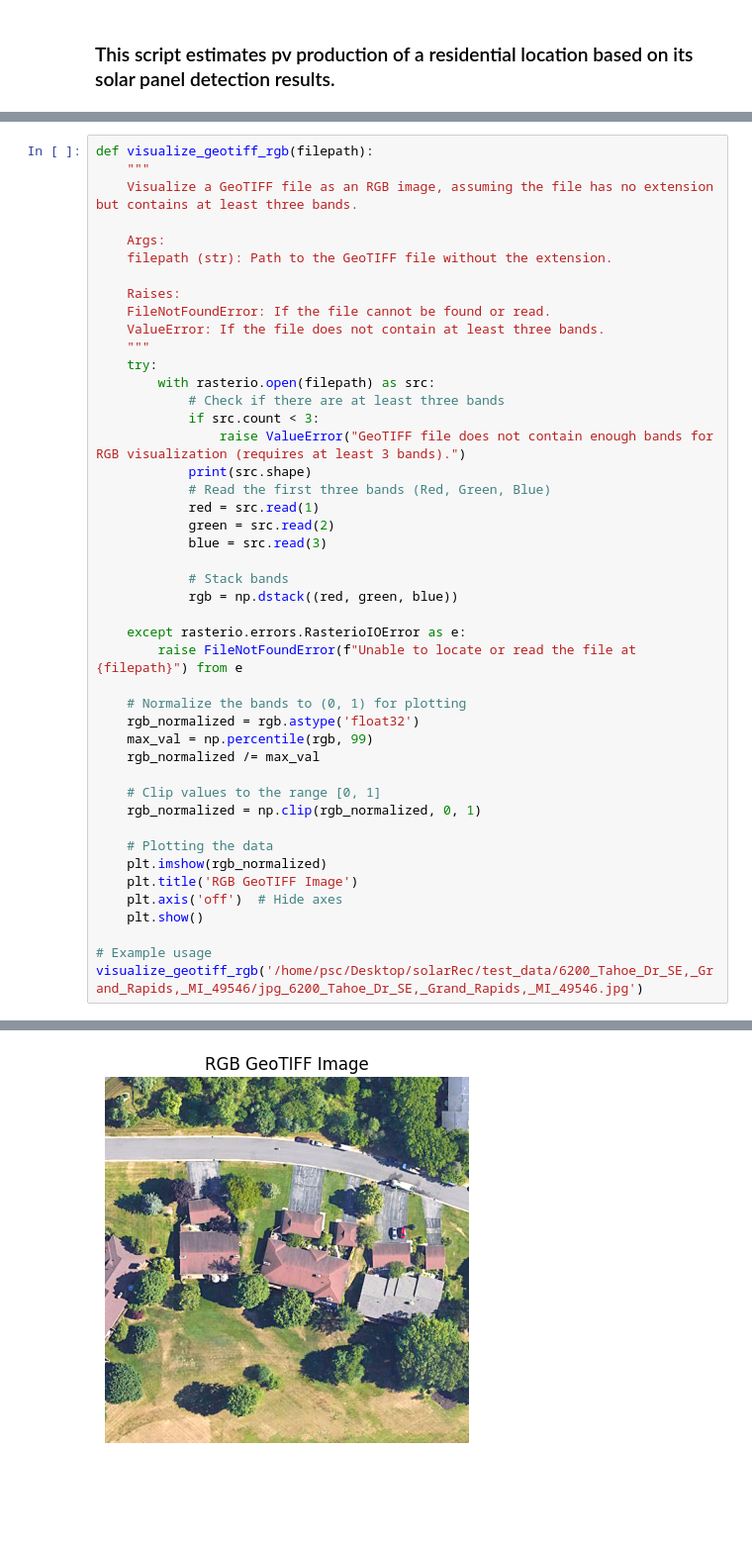
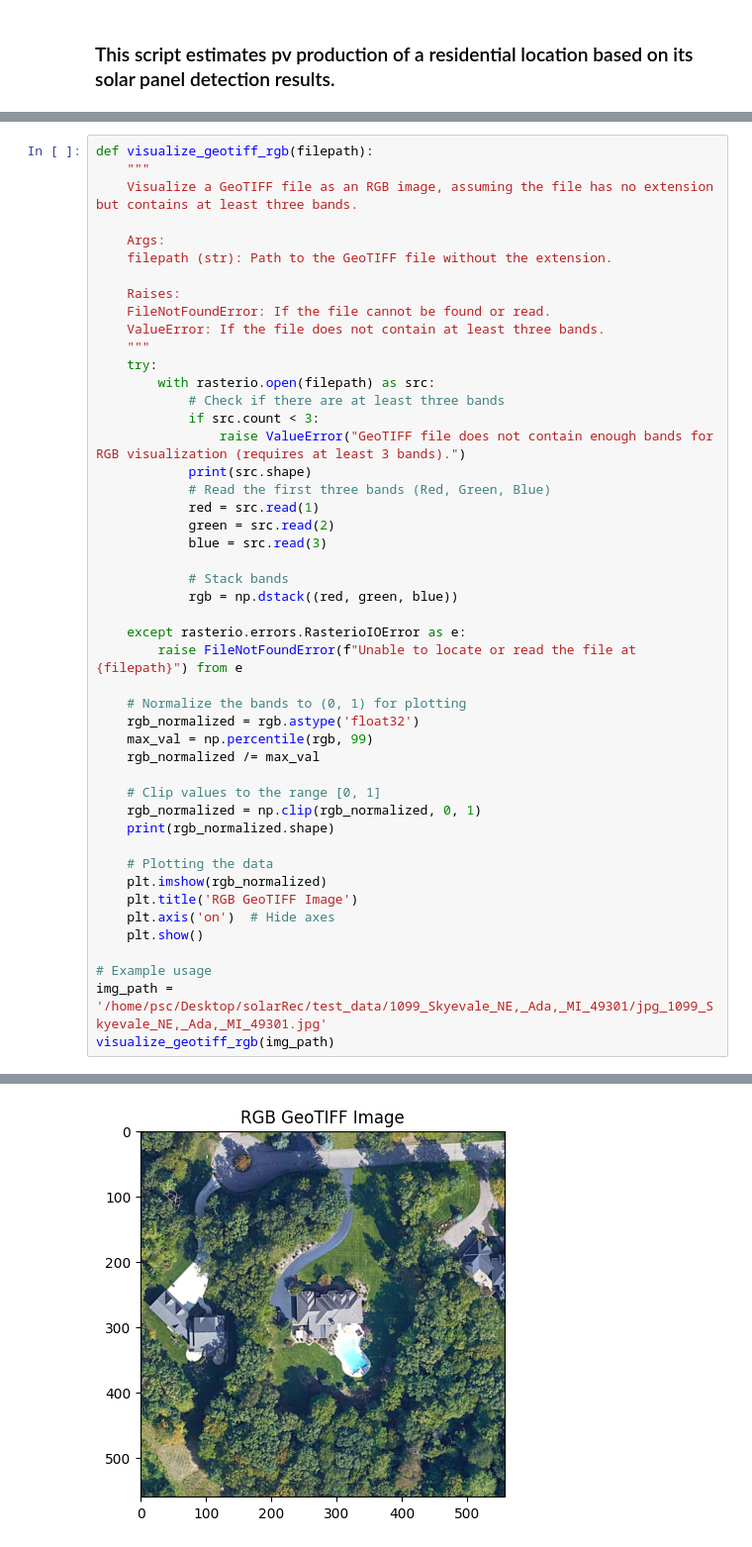
Before and after one commit to sjc042/solarRec, a Jupyter notebook: PV_estimation/estimation_draft.ipynb, the cells around one changed output, grey strips where cells are left out. Shown at 99% size. Saved outputs shown, nothing was run; the diff lists cells and outputs as text; blank space fills up the shorter version.

```diff
--- a/PV_estimation/estimation_draft.ipynb
+++ b/PV_estimation/estimation_draft.ipynb
@@ -43,13 +219,15 @@ def visualize_geotiff_rgb(filepath):
 
     # Clip values to the range [0, 1]
     rgb_normalized = np.clip(rgb_normalized, 0, 1)
+    print(rgb_normalized.shape)
 
     # Plotting the data
     plt.imshow(rgb_normalized)
     plt.title('RGB GeoTIFF Image')
-    plt.axis('off')  # Hide axes
+    plt.axis('on')  # Hide axes
     plt.show()
 
 # Example usage
-visualize_geotiff_rgb('/home/psc/Desktop/solarRec/test_data/6200_Tahoe_Dr_SE,_Grand_Rapids,_MI_49546/jpg_6200_Tahoe_Dr_SE,_Grand_Rapids,_MI_49546.jpg')
+img_path = '/home/psc/Desktop/solarRec/test_data/1099_Skyevale_NE,_Ada,_MI_49301/jpg_1099_Skyevale_NE,_Ada,_MI_49301.jpg'
+visualize_geotiff_rgb(img_path)
 # %% [output]
@@ -57 +236 @@ visualize_geotiff_rgb('/home/psc/Desktop/solarRec/test_data/6200_Tahoe_Dr_SE,_Gr
-[figure, old version]
+[figure, new version]
```
Also changed, not shown: parts of 9 cells of this notebook.
